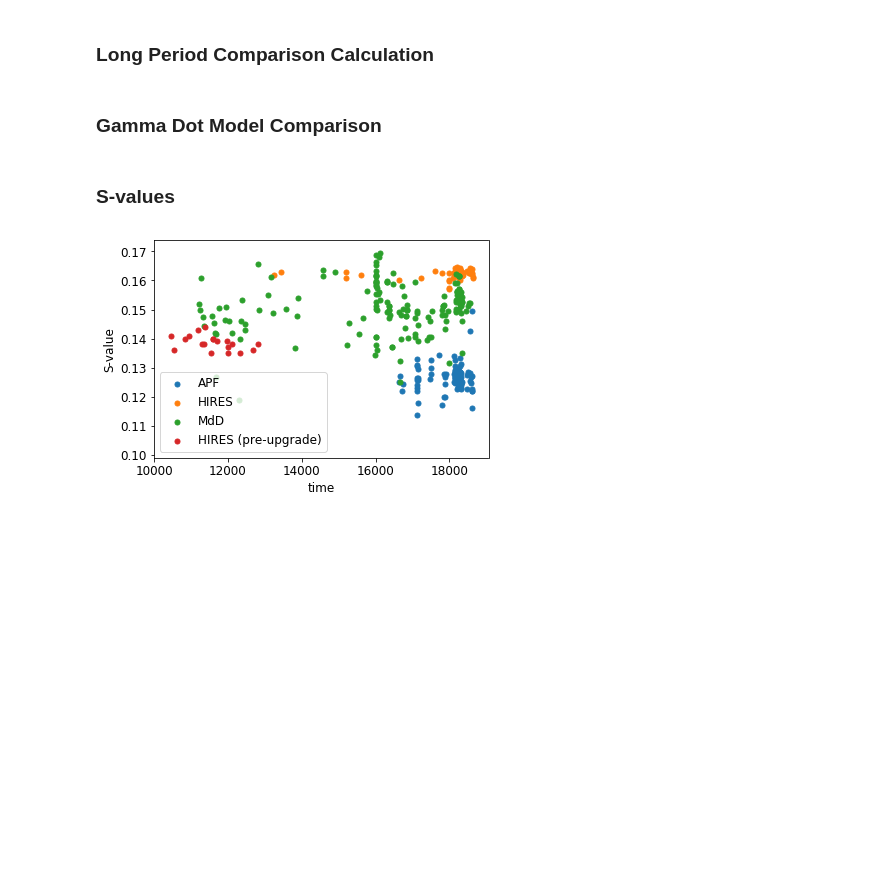
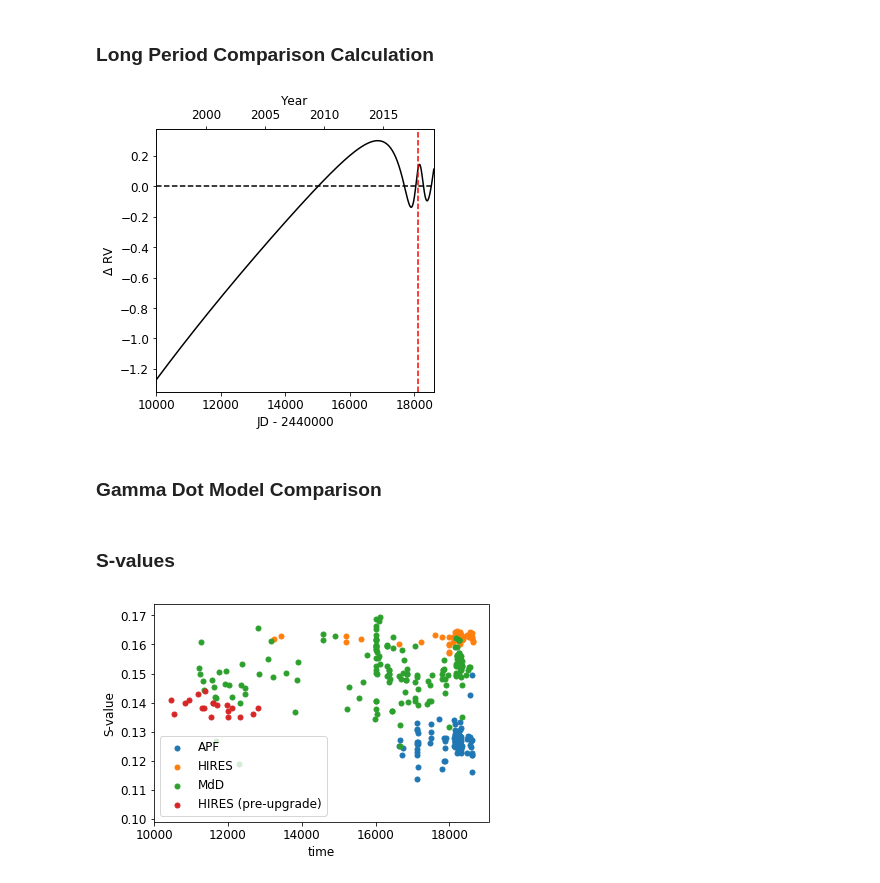
Before and after one commit to California-Planet-Search/planet-pi, a Jupyter notebook: 120066_plots+analysis.ipynb, the cells around one changed output. Drawn from its saved outputs; the diff is of its cells as text; code cells hidden in the pictures; blank space fills up the shorter version.

```diff
--- a/120066_plots+analysis.ipynb
+++ b/120066_plots+analysis.ipynb
@@ -361,30 +373,55 @@ plt.savefig(todays_directory + '/info_density.pdf', dpi=250)
 ### Long Period Comparison Calculation
 # %%
 # restore a model calculated enforcing a 200 yr period
-# longP_post_file_name = os.path.join(
-#     os.environ['HOME'] + '/Dropbox/planet-pi/'
-#     + today + '/longP/','120066_post_obj.pkl'
-# )
-# logP_post_file_name = os.path.join(
-#     os.environ['HOME'] + '/Dropbox/planet-pi/'
-#     + today + '/logP/','120066_post_obj.pkl'
-# )
+longP_post_file_name = os.path.join(
+    os.environ['HOME'] + '/Dropbox/planet-pi/'
+    + today + '/longP/','120066_post_obj.pkl'
+)
+fixP_post_file_name = os.path.join(
+    os.environ['HOME'] + '/Dropbox/planet-pi/'
+    + today + '/fixP/','120066_post_obj.pkl'
+)
 
-# longP_post = radvel.posterior.load(longP_post_file_name)
-# logP_post = radvel.posterior.load(logP_post_file_name)
+longP_post = radvel.posterior.load(longP_post_file_name)
+fixP_post = radvel.posterior.load(fixP_post_file_name)
 
-# # construct orbit model & predict RV values
-# times = np.linspace(10000, 18600, 1000)
-# longP_rv_predictions = longP_post.likelihood.model(times)
-# logP_rv_predictions = logP_post.likelihood.model(times)
+# calculate BIC & AIC
+longP_bic = longP_post.bic()
+fixP_bic = fixP_post.bic()
+
+longP_aic = longP_post.likelihood.aic()
+fixP_aic = fixP_post.likelihood.aic()
+
+deltabic_longP = longP_bic - fixP_bic
+deltaaic_longP = longP_aic - fixP_aic
+
+# construct orbit model & predict RV values
+times = np.linspace(10000, 18600, 1000)
+times_yr = Time(times + time_offset_from_jd, format='jd').decimalyear
+longP_rv_predictions = longP_post.likelihood.model(times)
+fixP_rv_predictions = fixP_post.likelihood.model(times)
 
 
-# diff = longP_rv_predictions + longP_post.params['gamma_m'].value - logP_rv_predictions - logP_post.params['gamma_m'].value
-# plt.plot(times, diff)
+diff = longP_rv_predictions + longP_post.params['gamma_m'].value - fixP_rv_predictions - fixP_post.params['gamma_m'].value
 
-# plt.xlim(np.min(times), np.max(times))
-# ax=plt.gca()
-# ax.axhline()
+plt.figure(figsize=(5,5))
+plt.plot(times, diff, color='k')
+
+plt.xlim(np.min(times), np.max(times))
+ax=plt.gca()
+ax.axhline(ls='--', color='k')
+ax.axvline(18120, ls='--', color='red')
+ax2 = ax.twiny()
+ax2.set_xlim(np.min(times_yr), np.max(times_yr))
+ax.set_ylabel('$\Delta$ RV')
+ax2.set_xlabel('Year')
+ax.set_xlabel('JD - {}'.format(int(time_offset_from_jd)))
+
+plt.tight_layout()
+
+plt.savefig(todays_directory + '/120066_longperiod_comparison.pdf', dpi=250)
+# %% [output]
+[figure, added]
 # %% [markdown]
 ### Gamma Dot Model Comparison
 # %%
```
Also changed, not shown: parts of 11 cells of this notebook, 25 other files.
